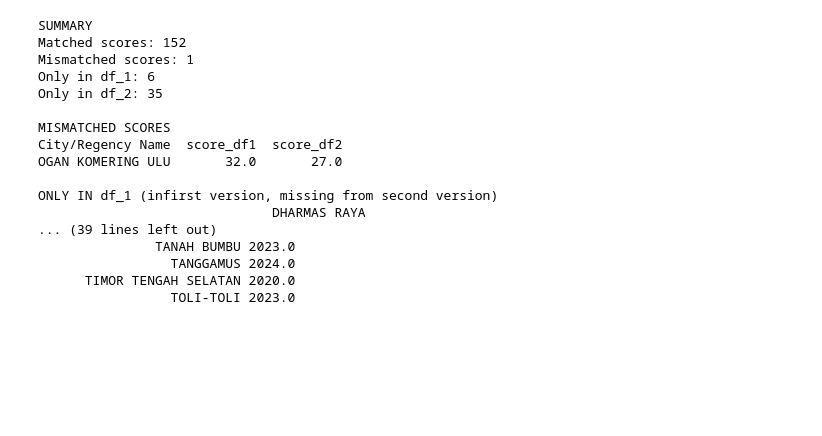
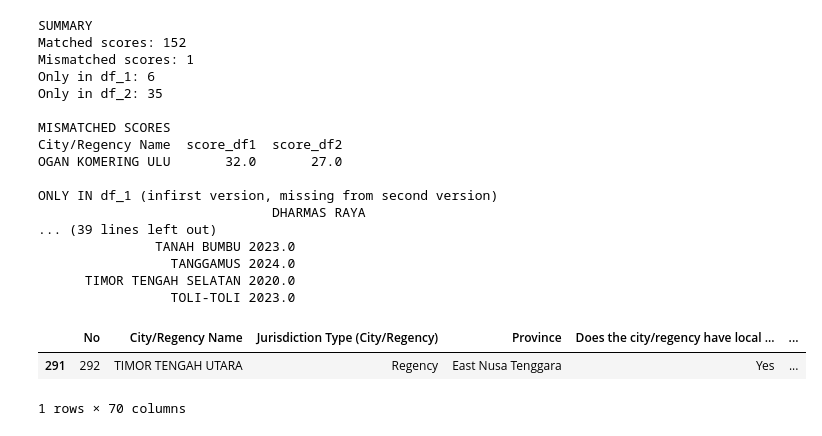
Before and after one commit to KatieBuc/qualityoflaw, a Jupyter notebook: notebooks/check_mapping.ipynb, the cells around one changed output. Drawn from its saved outputs; the diff is of its cells as text; code cells hidden in the pictures; blank space fills up the shorter version.

```diff
--- a/notebooks/check_mapping.ipynb
+++ b/notebooks/check_mapping.ipynb
@@ -272,0 +323,6 @@ ONLY IN df_1 (infirst version, missing from second version)
+# %%
+df_1[df_1["City/Regency Name"]=='TIMOR TENGAH UTARA']
+# %% [output]
+|  | No | City/Regency Name | Jurisdiction Type (City/Regency) | Province | Does the city/regency have local ... | ... |
+| 291 | 292 | TIMOR TENGAH UTARA | Regency | East Nusa Tenggara | Yes | ... |
+1 rows × 70 columns
```
Also changed, not shown: parts of 7 cells of this notebook, 6 other files.
